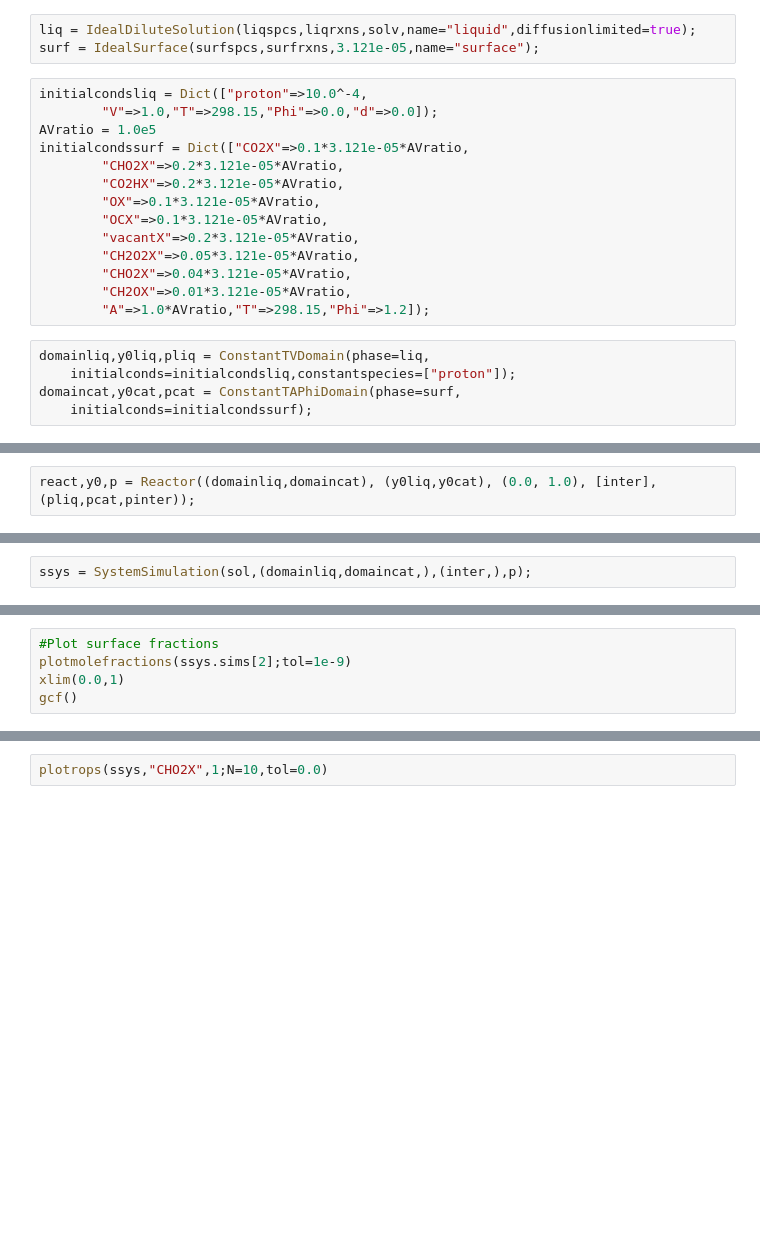
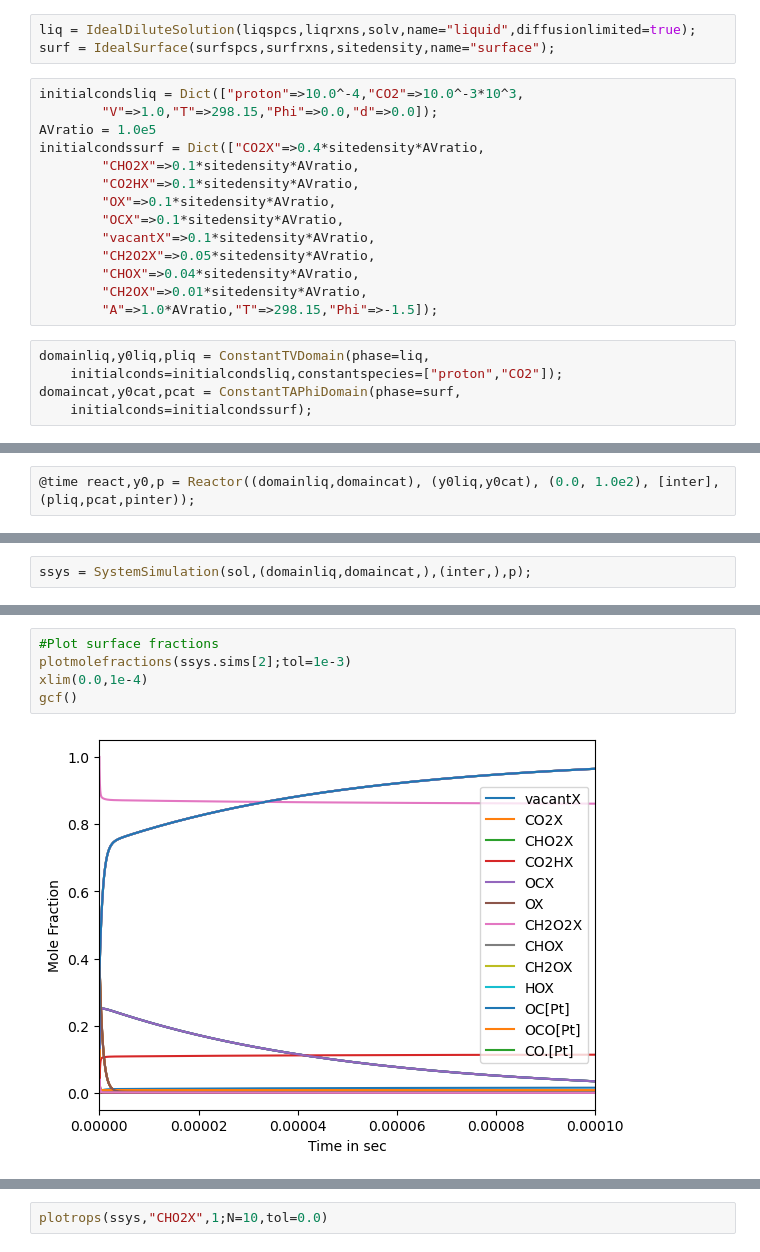
Before and after one commit to rwest/CO2_RR_RMG, a Jupyter notebook: CO2_Reduction_Ag/CO2RR_RMS.ipynb, the cells around one changed output, grey strips where cells are left out. Drawn from its saved outputs; the diff is of its cells as text; blank space fills up the shorter version.

```diff
--- a/CO2_Reduction_Ag/CO2RR_RMS.ipynb
+++ b/CO2_Reduction_Ag/CO2RR_RMS.ipynb
@@ -37,27 +38,27 @@ solv = outdict["Solvents"][1];
 # %%
 liq = IdealDiluteSolution(liqspcs,liqrxns,solv,name="liquid",diffusionlimited=true);
-surf = IdealSurface(surfspcs,surfrxns,3.121e-05,name="surface");
+surf = IdealSurface(surfspcs,surfrxns,sitedensity,name="surface");
 # %%
-initialcondsliq = Dict(["proton"=>10.0^-4,
+initialcondsliq = Dict(["proton"=>10.0^-4,"CO2"=>10.0^-3*10^3,
         "V"=>1.0,"T"=>298.15,"Phi"=>0.0,"d"=>0.0]);
 AVratio = 1.0e5
-initialcondssurf = Dict(["CO2X"=>0.1*3.121e-05*AVratio,
-        "CHO2X"=>0.2*3.121e-05*AVratio,
-        "CO2HX"=>0.2*3.121e-05*AVratio,
-        "OX"=>0.1*3.121e-05*AVratio,
-        "OCX"=>0.1*3.121e-05*AVratio,
-        "vacantX"=>0.2*3.121e-05*AVratio,
-        "CH2O2X"=>0.05*3.121e-05*AVratio,
-        "CHO2X"=>0.04*3.121e-05*AVratio,
-        "CH2OX"=>0.01*3.121e-05*AVratio,
-        "A"=>1.0*AVratio,"T"=>298.15,"Phi"=>1.2]);
+initialcondssurf = Dict(["CO2X"=>0.4*sitedensity*AVratio,
+        "CHO2X"=>0.1*sitedensity*AVratio,
+        "CO2HX"=>0.1*sitedensity*AVratio,
+        "OX"=>0.1*sitedensity*AVratio,
+        "OCX"=>0.1*sitedensity*AVratio,
+        "vacantX"=>0.1*sitedensity*AVratio,
+        "CH2O2X"=>0.05*sitedensity*AVratio,
+        "CHOX"=>0.04*sitedensity*AVratio,
+        "CH2OX"=>0.01*sitedensity*AVratio,
+        "A"=>1.0*AVratio,"T"=>298.15,"Phi"=>-1.5]);
 # %%
 domainliq,y0liq,pliq = ConstantTVDomain(phase=liq,
-    initialconds=initialcondsliq,constantspecies=["proton"]);
+    initialconds=initialcondsliq,constantspecies=["proton","CO2"]);
 domaincat,y0cat,pcat = ConstantTAPhiDomain(phase=surf,
     initialconds=initialcondssurf);
 # %%
 inter,pinter = ReactiveInternalInterfaceConstantTPhi(domainliq,
   domaincat,interfacerxns,298.15,AVratio*1.0);
 # %%
-react,y0,p = Reactor((domainliq,domaincat), (y0liq,y0cat), (0.0, 1.0), [inter], (pliq,pcat,pinter));
+@time react,y0,p = Reactor((domainliq,domaincat), (y0liq,y0cat), (0.0, 1.0e2), [inter], (pliq,pcat,pinter));
@@ -74,5 +113,7 @@ ssys.reactions[16]
 # %%
 #Plot surface fractions
-plotmolefractions(ssys.sims[2];tol=1e-9)
-xlim(0.0,1)
+plotmolefractions(ssys.sims[2];tol=1e-3)
+xlim(0.0,1e-4)
 gcf()
+# %% [output]
+[figure, added]
```
Also changed, not shown: parts of 14 cells of this notebook.
